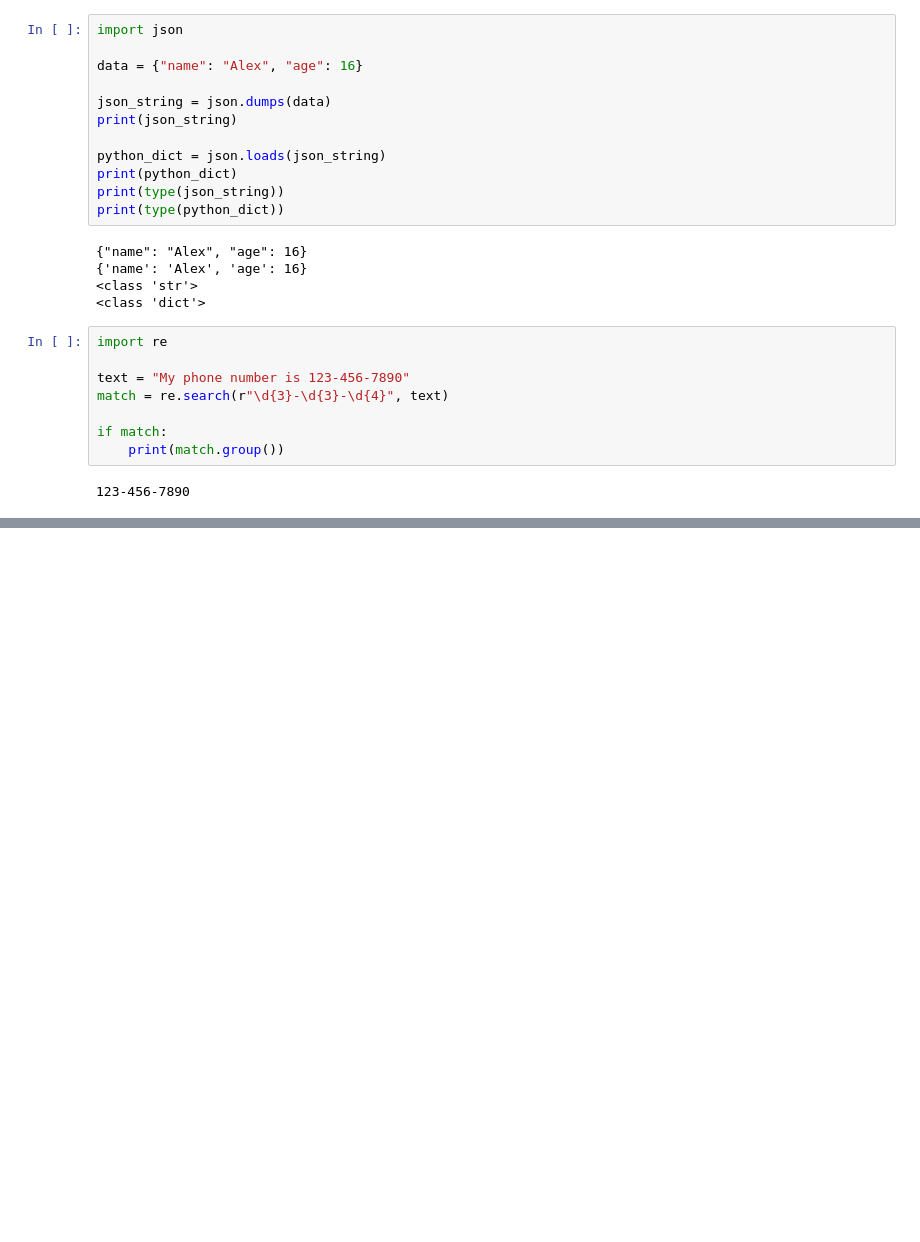
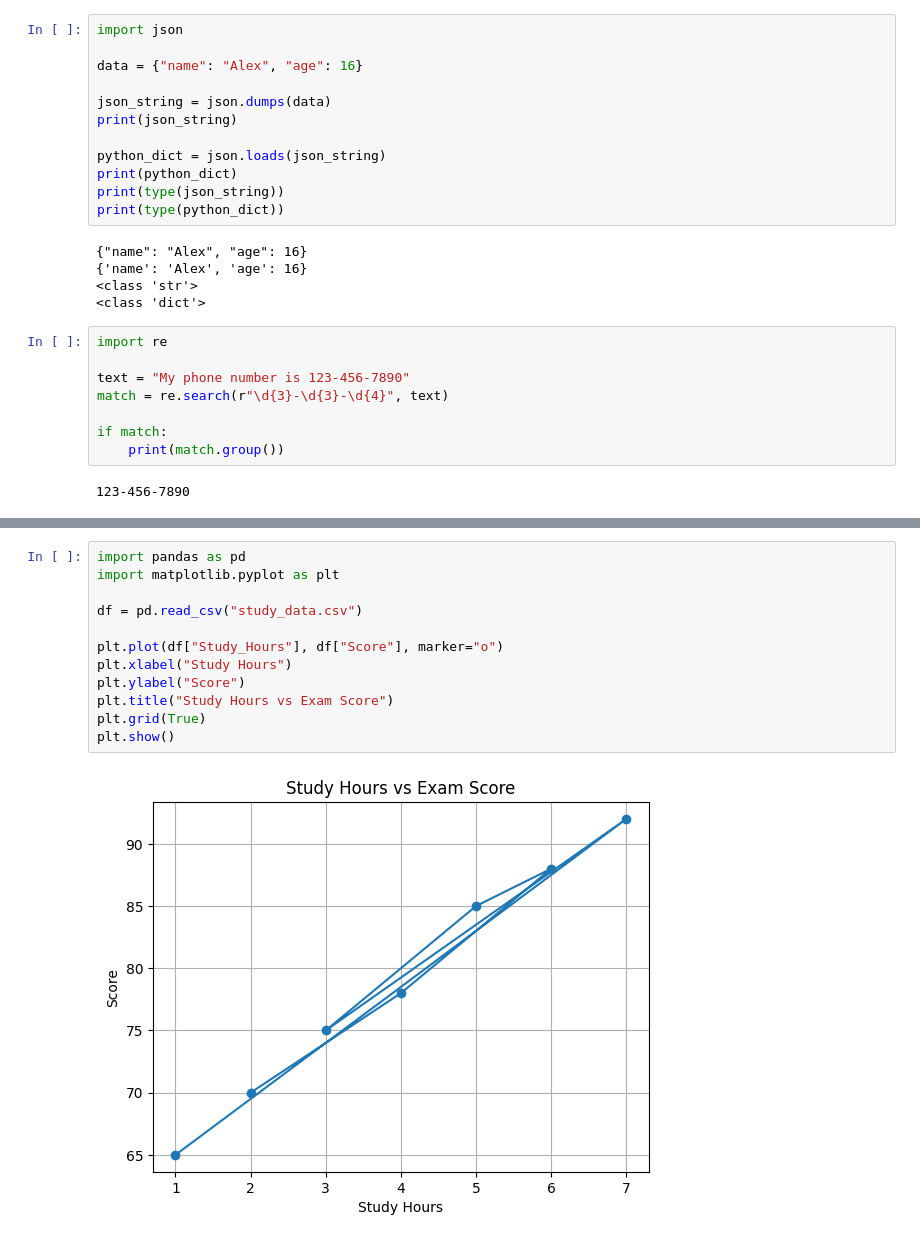
Before and after one commit to Ramasamy3488/AI-ML-DS, a Jupyter notebook: buildinlibraries.ipynb, the cells around one changed output, grey strips where cells are left out. Drawn from its saved outputs; the diff is of its cells as text; blank space fills up the shorter version.

```diff
--- a/buildinlibraries.ipynb
+++ b/buildinlibraries.ipynb
@@ -77,0 +274,14 @@ if match:
+# %%
+import pandas as pd
+import matplotlib.pyplot as plt
+
+df = pd.read_csv("study_data.csv")
+
+plt.plot(df["Study_Hours"], df["Score"], marker="o")
+plt.xlabel("Study Hours")
+plt.ylabel("Score")
+plt.title("Study Hours vs Exam Score")
+plt.grid(True)
+plt.show()
+# %% [output]
+[figure, added]
```
Also changed, not shown: parts of 21 cells of this notebook.
